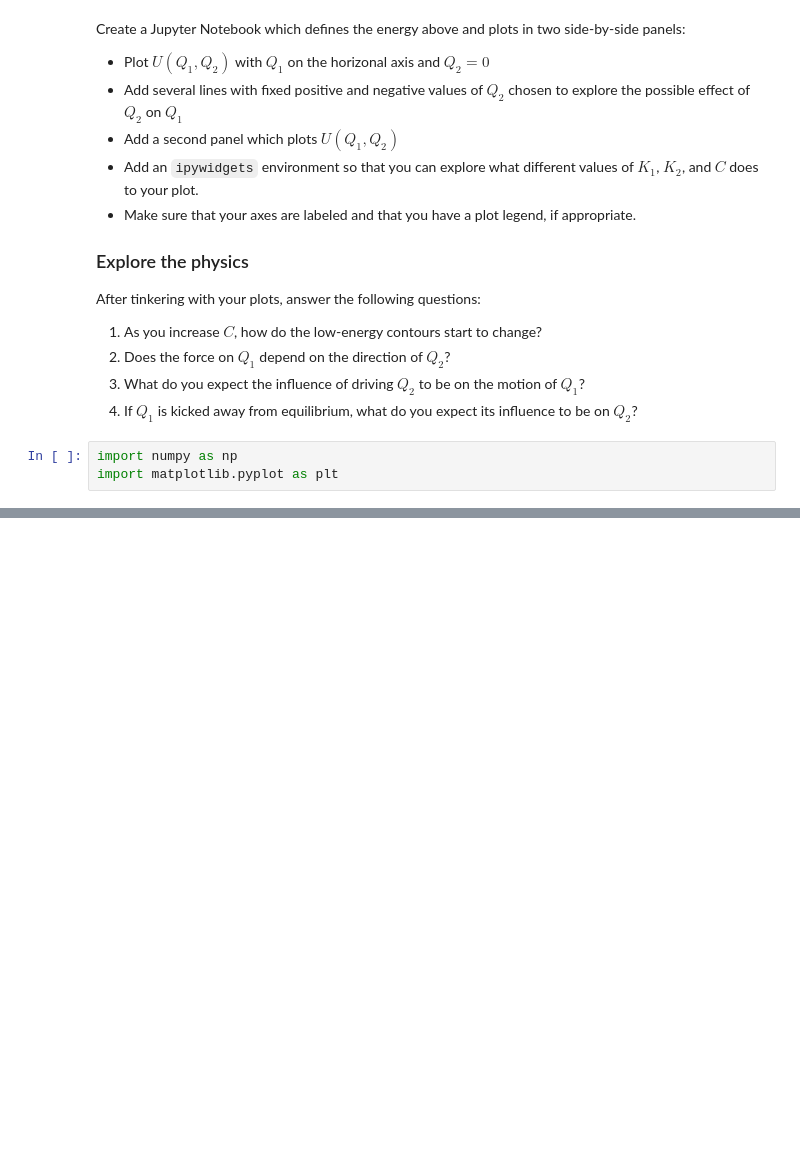
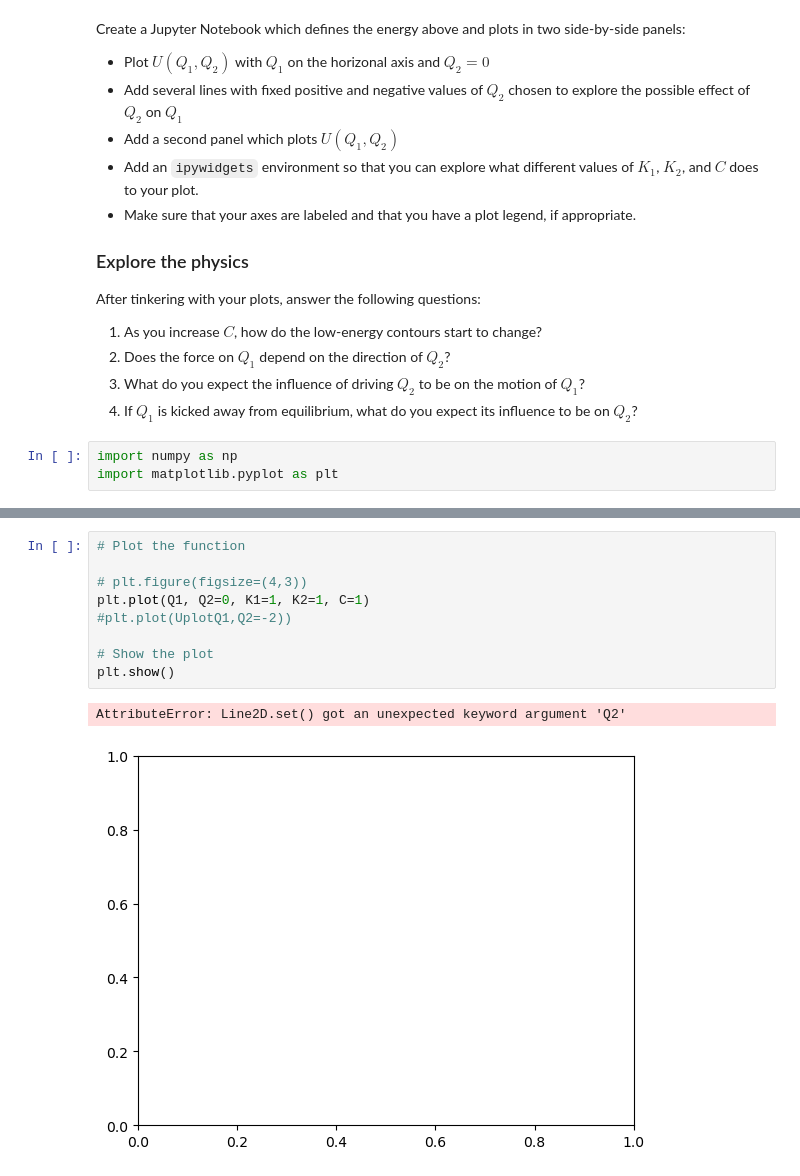
Before and after one commit to Phys3510-Fall2024/introduction-to-plotting-CartwheelGalaxy90, a Jupyter notebook: Harmonically Coupled Oscillators.ipynb, the cells around one changed output, grey strips where cells are left out. Drawn from its saved outputs; the diff is of its cells as text; blank space fills up the shorter version.

```diff
--- a/Harmonically Coupled Oscillators.ipynb
+++ b/Harmonically Coupled Oscillators.ipynb
@@ -41,0 +60,12 @@ plt.show()
+# %%
+# Plot the function
+
+# plt.figure(figsize=(4,3))
+plt.plot(Q1, Q2=0, K1=1, K2=1, C=1)
+#plt.plot(UplotQ1,Q2=-2))
+
+# Show the plot
+plt.show()
+# %% [output]
+AttributeError: Line2D.set() got an unexpected keyword argument 'Q2'
+[figure, added]
```
Also changed, not shown: parts of 5 cells of this notebook, 2 other files.
